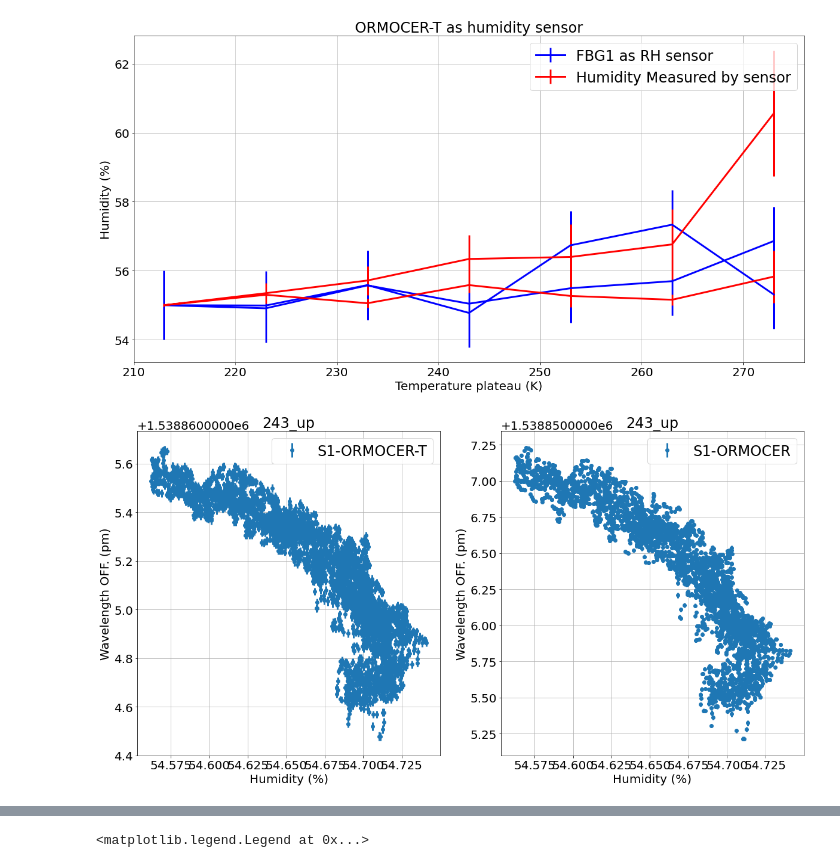
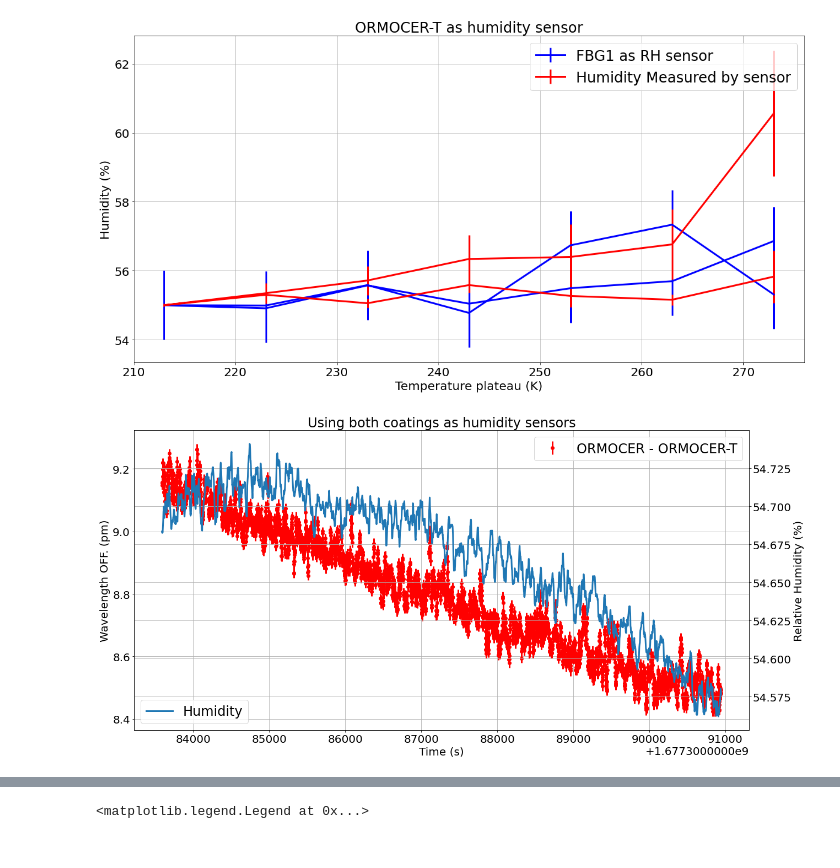
Before and after one commit to jcapo96/FBG_TMS, a Jupyter notebook: ana/summary/detailed_ana.ipynb, the cells around one changed output, grey strips where cells are left out. Saved outputs shown, nothing was run; the diff lists cells and outputs as text; code cells hidden in the pictures.

```diff
--- a/ana/summary/detailed_ana.ipynb
+++ b/ana/summary/detailed_ana.ipynb
@@ -45,7 +45,7 @@ def line(x, A, B):
 fig, axes = graphic_tools.make_figure(ncols=2, nrows=2)
 fig.set_size_inches((20,10))
 for plateau in plateaus[date].keys():
-    if "253_up" not in plateau:
+    if "243_up" not in plateau:
         continue
     t0 = plateaus[date]["213_down"][0]
     tf = plateaus[date]["213_down"][1]
@@ -201,45 +234,43 @@ axes.legend()
 <matplotlib.legend.Legend at 0x...>
 [figure]
 # %%
-fig, axes = plt.subplots(ncols=2, nrows=1)
+fig, axes = plt.subplots(ncols=1, nrows=1)
 fig.set_size_inches((20,10))
+twin = axes.twinx()
 changes = []
 temps = []
 hum_changes = []
 hum_changes_err = []
+tau = 8000
 for plateau in plateaus[date].keys():
     if "243_up" not in plateau:
         continue
     t0 = plateaus[date]["213_down"][0]
     tf = plateaus[date]["213_down"][1]
     dcut = matched.loc[(matched["Timestamp"]>t0+tau)&(matched["Timestamp"]<tf)]
     refval = np.mean(dcut["pavWav1-1"])*1e12
     t0 = plateaus[date][plateau][0]
     tf = plateaus[date][plateau][1]
-    mint, maxt = np.min(dct["tempT1"]), np.max(dct["tempT1"])
-    axes[0].errorbar(
-        dcut["humiRH"],
-        dcut["pavWav1-2"]*1e12,
+    mint, maxt = np.min(dcut["tempT1"]), np.max(dcut["tempT1"])
+    axes.errorbar(
+        dcut["Timestamp"],
+        dcut["pavWav1-2"]*1e12 - dcut["pavWav2-1"]*1e12,
         yerr=dcut["pavWav1-2_err"]*1e12,
         fmt="o",
-        label="S1-ORMOCER-T"
+        label="ORMOCER - ORMOCER-T",
+        color="red"
     )
-    min_ormt, max_ormt = np.min(dcut["pavWav1-2"]*1e12), np.max(dcut["pavWav1-2"]*1e12)
-    axes[1].errorbar(
+    twin.plot(
+        dcut["Timestamp"],
         dcut["humiRH"],
-        dcut["pavWav2-1"]*1e12,
-        yerr=dcut["pavWav2-1_err"]*1e12,
-        fmt="o",
-        label="S1-ORMOCER"
+        label="Humidity"
     )
-    min_orm, max_orm = np.min(dcut["pavWav2-1"]*1e12), np.max(dcut["pavWav2-1"]*1e12)
-    axes[0].set_title(plateau)
-    axes[0].set_xlabel("Humidity (%)")
-    axes[0].set_ylabel("Wavelength OFF. (pm)")
-    axes[0].legend()
-    axes[1].set_title(plateau)
-    axes[1].set_xlabel("Humidity (%)")
-    axes[1].set_ylabel("Wavelength OFF. (pm)")
-    axes[1].legend()
+
+    axes.set_title("Using both coatings as humidity sensors")
+    axes.set_xlabel("Time (s)")
+    axes.set_ylabel("Wavelength OFF. (pm)")
+    twin.set_ylabel("Relative Humidity (%)")
+    twin.legend(loc="lower left")
+    axes.legend()
 # %% [output]
-[figure, old version]
+[figure, new version]
```
Also changed, not shown: parts of 6 cells of this notebook, 4 other files.
